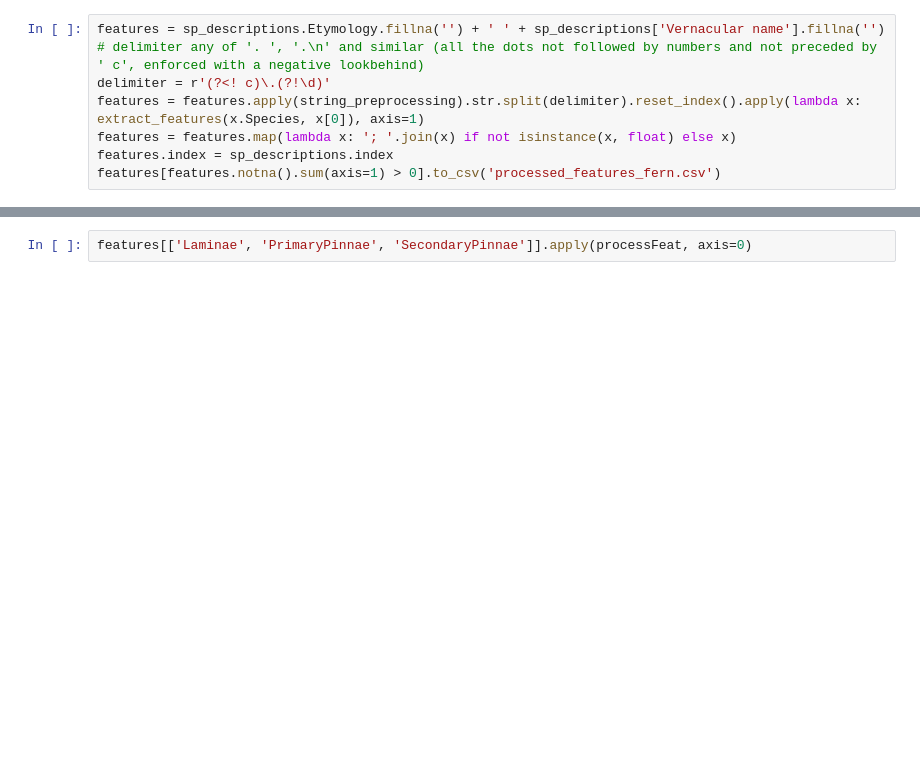
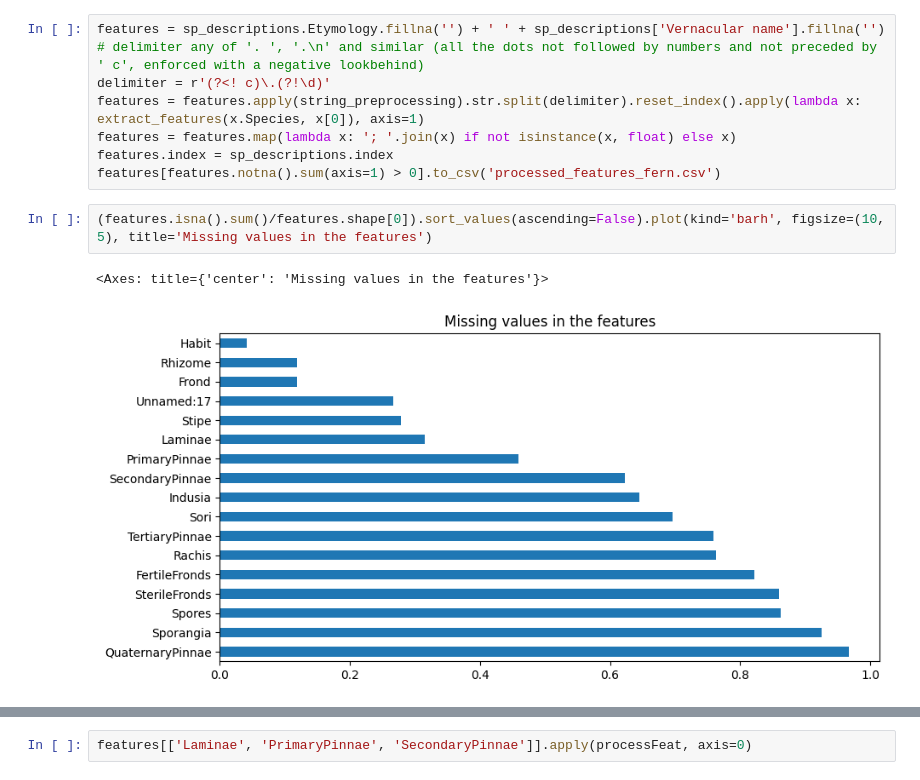
Before and after one commit to simone7monaco/newzeland-plants, a Jupyter notebook: Felci/extractor.ipynb, the cells around one changed output, grey strips where cells are left out. Saved outputs shown, nothing was run; the diff lists cells and outputs as text; blank space fills up the shorter version.

```diff
--- a/Felci/extractor.ipynb
+++ b/Felci/extractor.ipynb
@@ -187,3 +187,8 @@ features = features.apply(string_preprocessing).str.split(delimiter).reset_index
 features = features.map(lambda x: '; '.join(x) if not isinstance(x, float) else x)
 features.index = sp_descriptions.index
 features[features.notna().sum(axis=1) > 0].to_csv('processed_features_fern.csv')
+# %%
+(features.isna().sum()/features.shape[0]).sort_values(ascending=False).plot(kind='barh', figsize=(10, 5), title='Missing values in the features')
+# %% [output]
+<Axes: title={'center': 'Missing values in the features'}>
+[figure, added]
```
Also changed, not shown: parts of 1 cell of this notebook.
